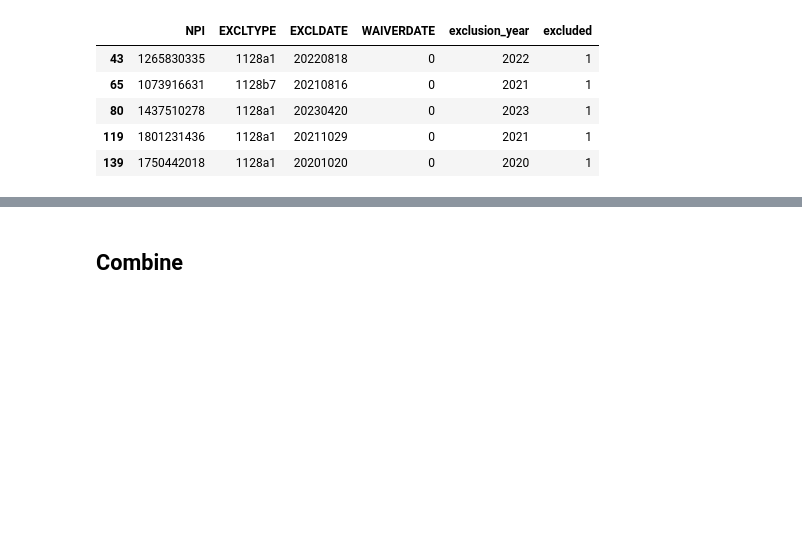
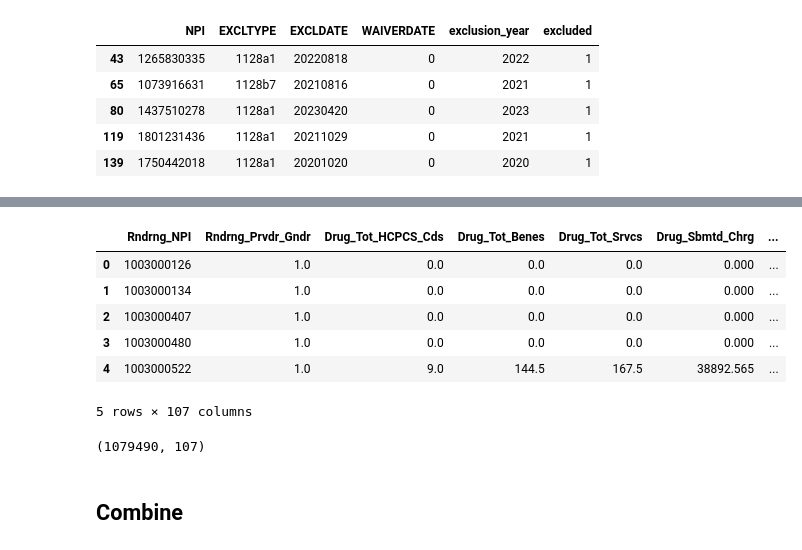
Before and after one commit to oena/cs230_project, a Jupyter notebook: code/preprocessing/data_download_and_cleanup.ipynb, the cells around one changed output, grey strips where cells are left out. Saved outputs shown, nothing was run; the diff lists cells and outputs as text; code cells hidden in the pictures; blank space fills up the shorter version.

```diff
--- a/code/preprocessing/data_download_and_cleanup.ipynb
+++ b/code/preprocessing/data_download_and_cleanup.ipynb
@@ -218,3 +239,17 @@ df_leie_after_2019.head()
+# %%
+data_df_grouped.head()
+# %% [output]
+|  | Rndrng_NPI | Rndrng_Prvdr_Gndr | Drug_Tot_HCPCS_Cds | Drug_Tot_Benes | Drug_Tot_Srvcs | Drug_Sbmtd_Chrg | ... |
+| 0 | 1003000126 | 1.0 | 0.0 | 0.0 | 0.0 | 0.000 | ... |
+| 1 | 1003000134 | 1.0 | 0.0 | 0.0 | 0.0 | 0.000 | ... |
+| 2 | 1003000407 | 1.0 | 0.0 | 0.0 | 0.0 | 0.000 | ... |
+| 3 | 1003000480 | 1.0 | 0.0 | 0.0 | 0.0 | 0.000 | ... |
+| 4 | 1003000522 | 1.0 | 9.0 | 144.5 | 167.5 | 38892.565 | ... |
+5 rows × 107 columns
+# %%
+data_df_grouped.shape
+# %% [output]
+(1079490, 107)
 # %% [markdown]
 ## Combine
 # %%
```
Also changed, not shown: parts of 32 cells of this notebook.
